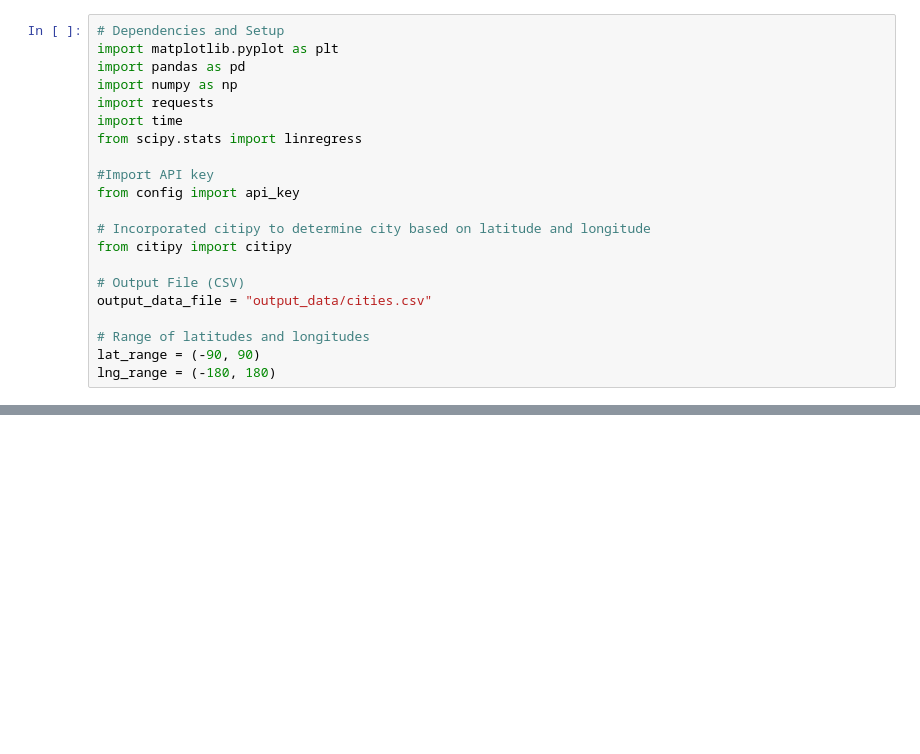
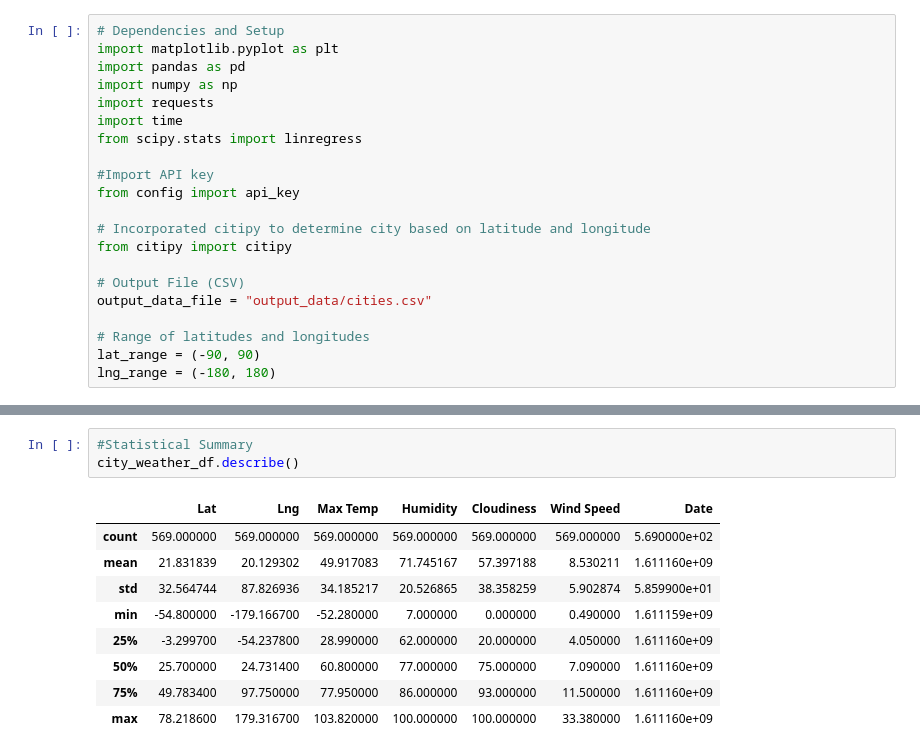
Before and after one commit to wjcutrone/Python-API-Challenge, a Jupyter notebook: Weather_Py/WeatherPy.ipynb, the cells around one changed output, grey strips where cells are left out. Cells and saved outputs as stored; diff of their text form; blank space fills up the shorter version.

```diff
--- a/Weather_Py/WeatherPy.ipynb
+++ b/Weather_Py/WeatherPy.ipynb
@@ -123,0 +124,13 @@ city_weather_df.head()
+# %%
+#Statistical Summary
+city_weather_df.describe()
+# %% [output]
+|  | Lat | Lng | Max Temp | Humidity | Cloudiness | Wind Speed | Date |
+| count | 569.000000 | 569.000000 | 569.000000 | 569.000000 | 569.000000 | 569.000000 | 5.690000e+02 |
+| mean | 21.831839 | 20.129302 | 49.917083 | 71.745167 | 57.397188 | 8.530211 | 1.611160e+09 |
+| std | 32.564744 | 87.826936 | 34.185217 | 20.526865 | 38.358259 | 5.902874 | 5.859900e+01 |
+| min | -54.800000 | -179.166700 | -52.280000 | 7.000000 | 0.000000 | 0.490000 | 1.611159e+09 |
+| 25% | -3.299700 | -54.237800 | 28.990000 | 62.000000 | 20.000000 | 4.050000 | 1.611160e+09 |
+| 50% | 25.700000 | 24.731400 | 60.800000 | 77.000000 | 75.000000 | 7.090000 | 1.611160e+09 |
+| 75% | 49.783400 | 97.750000 | 77.950000 | 86.000000 | 93.000000 | 11.500000 | 1.611160e+09 |
+| max | 78.218600 | 179.316700 | 103.820000 | 100.000000 | 100.000000 | 33.380000 | 1.611160e+09 |
```
Also changed, not shown: parts of 6 cells of this notebook, 1 other file.
